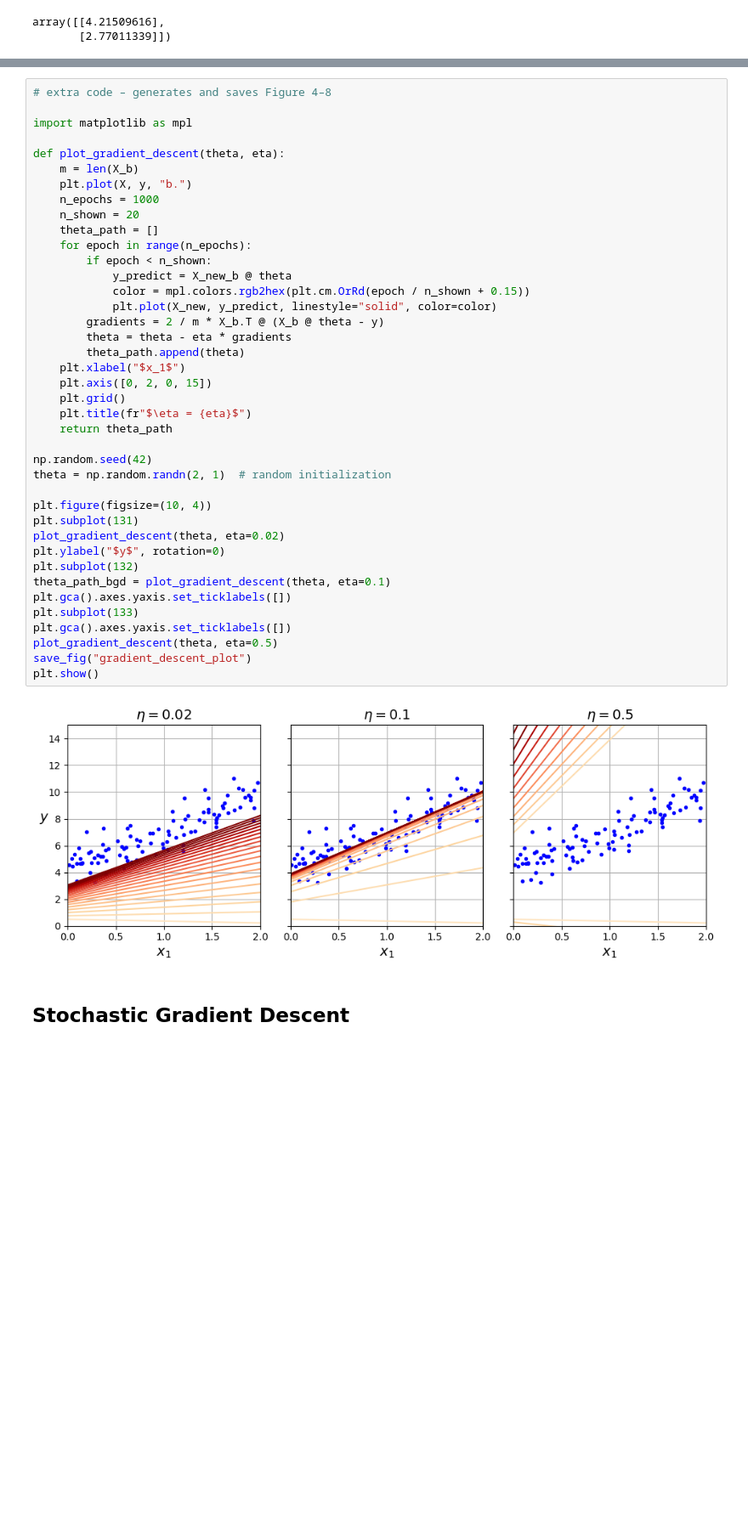
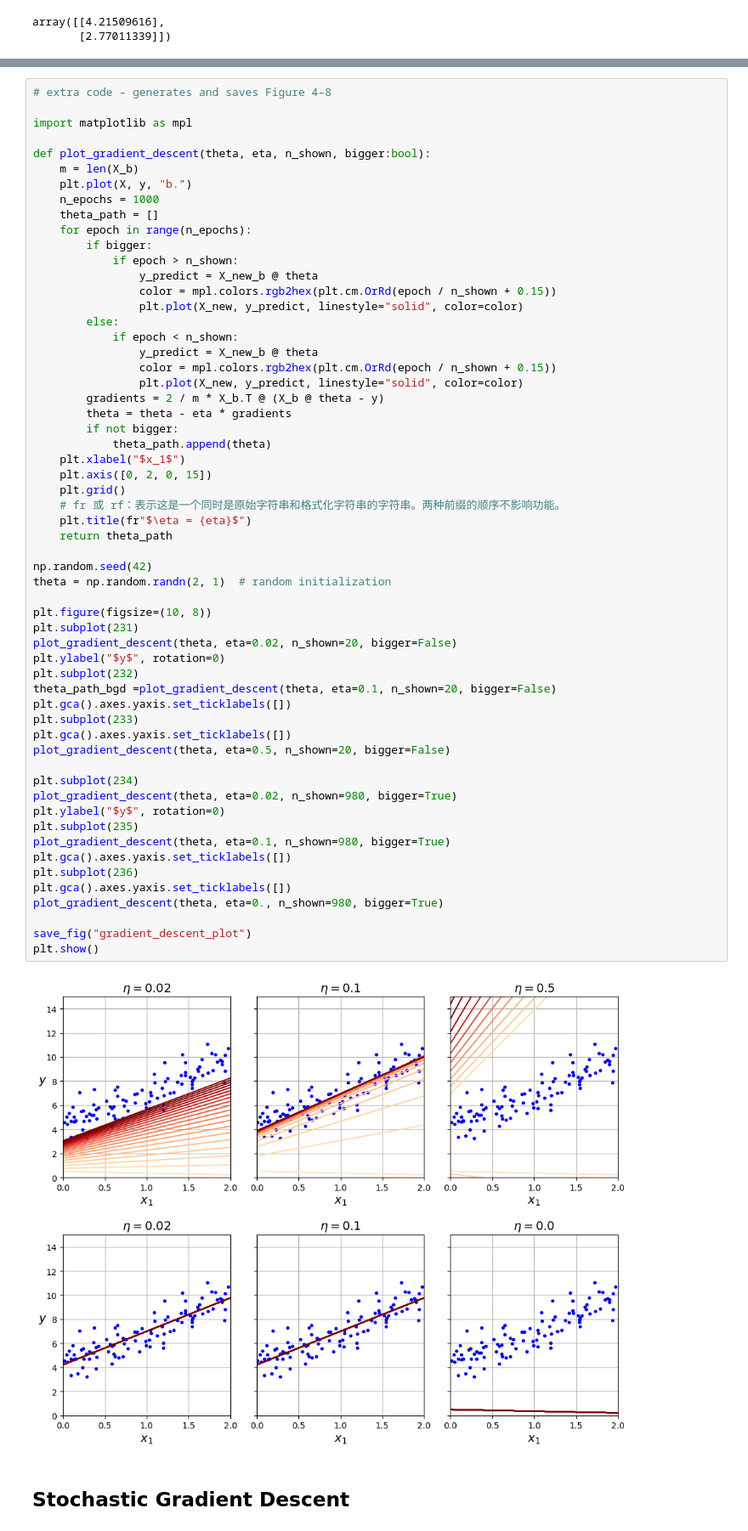
Before and after one commit to zhouchiji/handson-ml3, a Jupyter notebook: 04_training_linear_models.ipynb, the cells around one changed output, grey strips where cells are left out. Shown at 85% size. Drawn from its saved outputs; the diff is of its cells as text; blank space fills up the shorter version.

```diff
--- a/04_training_linear_models.ipynb
+++ b/04_training_linear_models.ipynb
@@ -205,44 +210,62 @@ array([[4.21509616],
 # %%
 # extra code – generates and saves Figure 4–8
 
 import matplotlib as mpl
 
-def plot_gradient_descent(theta, eta):
+def plot_gradient_descent(theta, eta, n_shown, bigger:bool):
     m = len(X_b)
     plt.plot(X, y, "b.")
     n_epochs = 1000
-    n_shown = 20
     theta_path = []
     for epoch in range(n_epochs):
-        if epoch < n_shown:
-            y_predict = X_new_b @ theta
-            color = mpl.colors.rgb2hex(plt.cm.OrRd(epoch / n_shown + 0.15))
-            plt.plot(X_new, y_predict, linestyle="solid", color=color)
+        if bigger:
+            if epoch > n_shown:
+                y_predict = X_new_b @ theta
+                color = mpl.colors.rgb2hex(plt.cm.OrRd(epoch / n_shown + 0.15))
+                plt.plot(X_new, y_predict, linestyle="solid", color=color)
+        else:
+            if epoch < n_shown:
+                y_predict = X_new_b @ theta
+                color = mpl.colors.rgb2hex(plt.cm.OrRd(epoch / n_shown + 0.15))
+                plt.plot(X_new, y_predict, linestyle="solid", color=color)
         gradients = 2 / m * X_b.T @ (X_b @ theta - y)
         theta = theta - eta * gradients
-        theta_path.append(theta)
+        if not bigger:
+            theta_path.append(theta)
     plt.xlabel("$x_1$")
     plt.axis([0, 2, 0, 15])
     plt.grid()
+    # fr 或 rf：表示这是一个同时是原始字符串和格式化字符串的字符串。两种前缀的顺序不影响功能。
     plt.title(fr"$\eta = {eta}$")
     return theta_path
 
 np.random.seed(42)
 theta = np.random.randn(2, 1)  # random initialization
 
-plt.figure(figsize=(10, 4))
-plt.subplot(131)
-plot_gradient_descent(theta, eta=0.02)
+plt.figure(figsize=(10, 8))
+plt.subplot(231)
+plot_gradient_descent(theta, eta=0.02, n_shown=20, bigger=False)
 plt.ylabel("$y$", rotation=0)
-plt.subplot(132)
-theta_path_bgd = plot_gradient_descent(theta, eta=0.1)
+plt.subplot(232)
+theta_path_bgd =plot_gradient_descent(theta, eta=0.1, n_shown=20, bigger=False)
 plt.gca().axes.yaxis.set_ticklabels([])
-plt.subplot(133)
+plt.subplot(233)
 plt.gca().axes.yaxis.set_ticklabels([])
-plot_gradient_descent(theta, eta=0.5)
+plot_gradient_descent(theta, eta=0.5, n_shown=20, bigger=False)
+
+plt.subplot(234)
+plot_gradient_descent(theta, eta=0.02, n_shown=980, bigger=True)
+plt.ylabel("$y$", rotation=0)
+plt.subplot(235)
+plot_gradient_descent(theta, eta=0.1, n_shown=980, bigger=True)
+plt.gca().axes.yaxis.set_ticklabels([])
+plt.subplot(236)
+plt.gca().axes.yaxis.set_ticklabels([])
+plot_gradient_descent(theta, eta=0., n_shown=980, bigger=True)
+
 save_fig("gradient_descent_plot")
 plt.show()
 # %% [output]
-[figure, old version]
+[figure, new version]
 # %% [markdown]
 ## Stochastic Gradient Descent
```
Also changed, not shown: parts of 15 cells of this notebook.
